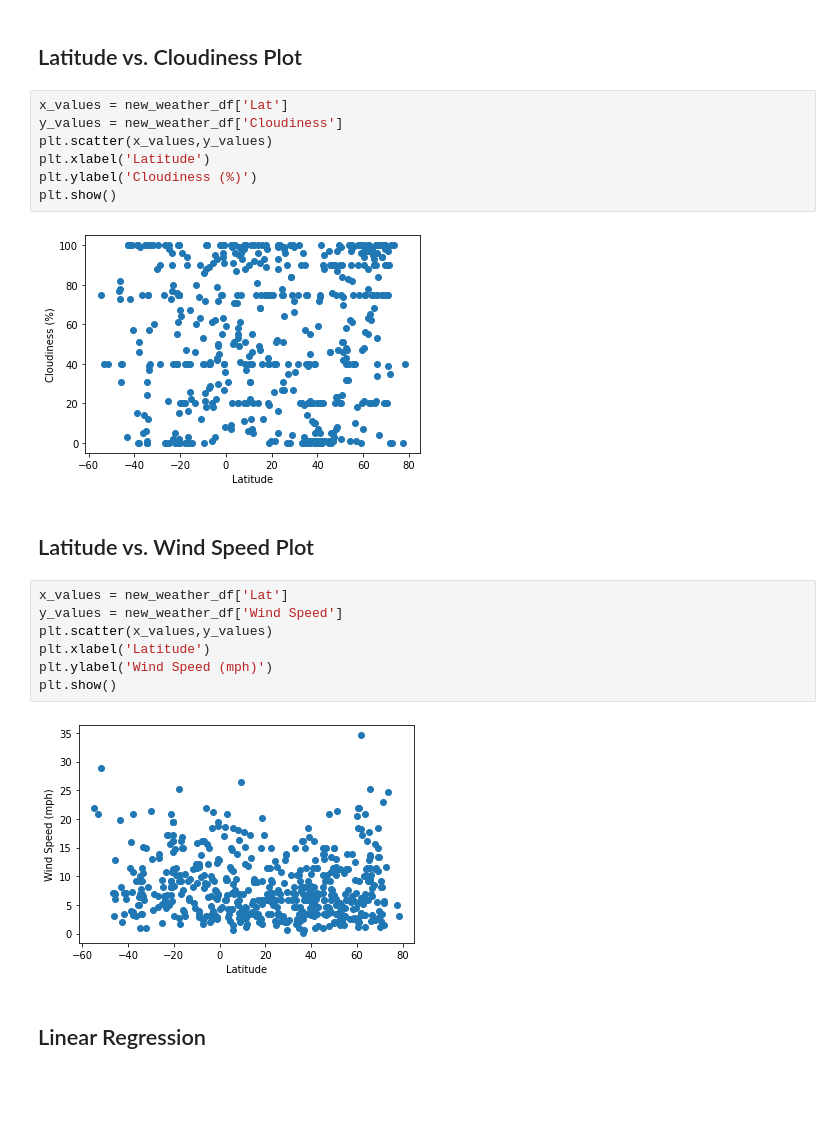
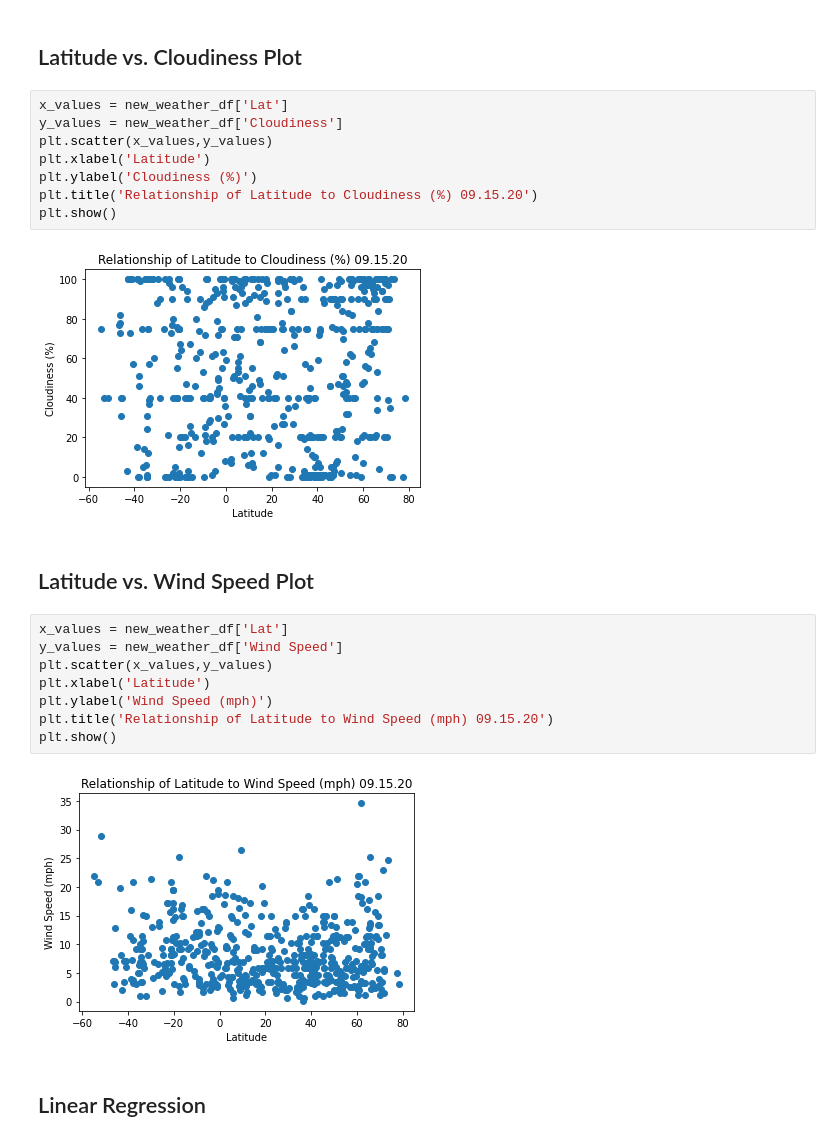
Before and after one commit to loucksjohn/python_api_challenge, a Jupyter notebook: WeatherPy/WeatherPy.ipynb, the cells around one changed output. Cells and saved outputs as stored; diff of their text form; blank space fills up the shorter version.

```diff
--- a/WeatherPy/WeatherPy.ipynb
+++ b/WeatherPy/WeatherPy.ipynb
@@ -202,12 +204,13 @@ plt.show()
 # %%
 x_values = new_weather_df['Lat']
 y_values = new_weather_df['Cloudiness']
 plt.scatter(x_values,y_values)
 plt.xlabel('Latitude')
 plt.ylabel('Cloudiness (%)')
+plt.title('Relationship of Latitude to Cloudiness (%) 09.15.20')
 plt.show()
 # %% [output]
-[figure, old version]
+[figure, new version]
 # %% [markdown]
 ## Latitude vs. Wind Speed Plot
 # %%
@@ -216,9 +219,10 @@ y_values = new_weather_df['Wind Speed']
 plt.scatter(x_values,y_values)
 plt.xlabel('Latitude')
 plt.ylabel('Wind Speed (mph)')
+plt.title('Relationship of Latitude to Wind Speed (mph) 09.15.20')
 plt.show()
 # %% [output]
-[figure, old version]
+[figure, new version]
 # %% [markdown]
 ## Linear Regression
 # %%
```
Also changed, not shown: parts of 12 cells of this notebook, 12 other files.
